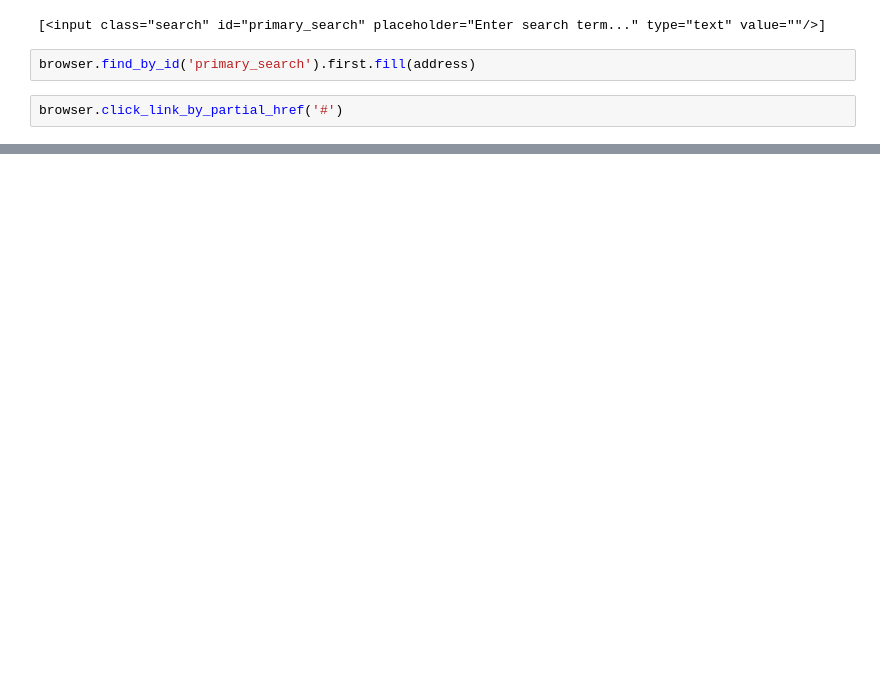
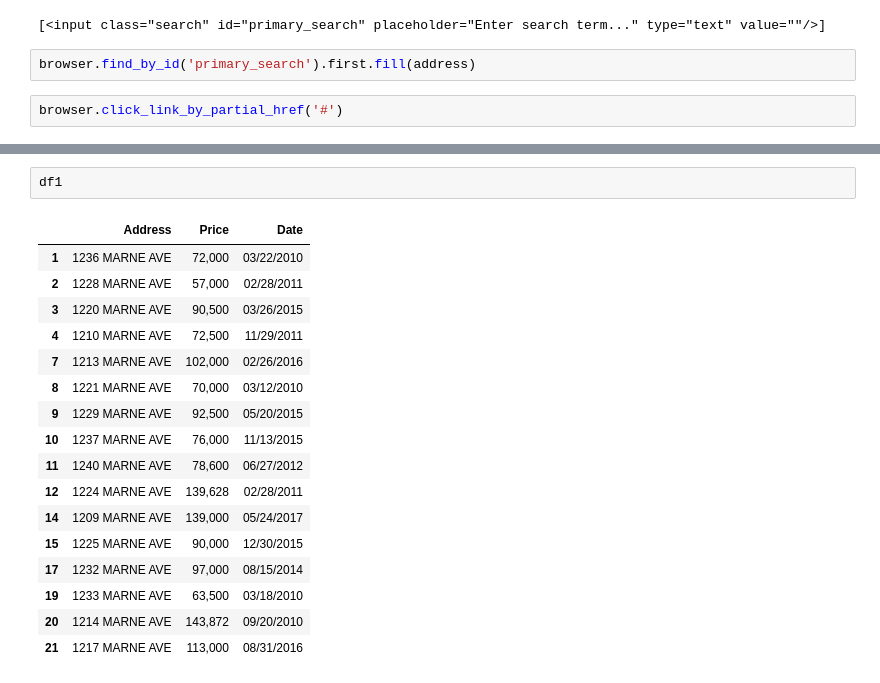
Before and after one commit to LoriHarris/Durham_Tax_Scraper, a Jupyter notebook: Durham_Tax_Scraper.ipynb, the cells around one changed output, grey strips where cells are left out. Cells and saved outputs as stored; diff of their text form; blank space fills up the shorter version.

```diff
--- a/Durham_Tax_Scraper.ipynb
+++ b/Durham_Tax_Scraper.ipynb
@@ -185,0 +248,20 @@ len(prop_list)
+# %%
+df1
+# %% [output]
+|  | Address | Price | Date |
+| 1 | 1236 MARNE AVE | 72,000 | 03/22/2010 |
+| 2 | 1228 MARNE AVE | 57,000 | 02/28/2011 |
+| 3 | 1220 MARNE AVE | 90,500 | 03/26/2015 |
+| 4 | 1210 MARNE AVE | 72,500 | 11/29/2011 |
+| 7 | 1213 MARNE AVE | 102,000 | 02/26/2016 |
+| 8 | 1221 MARNE AVE | 70,000 | 03/12/2010 |
+| 9 | 1229 MARNE AVE | 92,500 | 05/20/2015 |
+| 10 | 1237 MARNE AVE | 76,000 | 11/13/2015 |
+| 11 | 1240 MARNE AVE | 78,600 | 06/27/2012 |
+| 12 | 1224 MARNE AVE | 139,628 | 02/28/2011 |
+| 14 | 1209 MARNE AVE | 139,000 | 05/24/2017 |
+| 15 | 1225 MARNE AVE | 90,000 | 12/30/2015 |
+| 17 | 1232 MARNE AVE | 97,000 | 08/15/2014 |
+| 19 | 1233 MARNE AVE | 63,500 | 03/18/2010 |
+| 20 | 1214 MARNE AVE | 143,872 | 09/20/2010 |
+| 21 | 1217 MARNE AVE | 113,000 | 08/31/2016 |
```
Also changed, not shown: parts of 19 cells of this notebook, 6 other files.
